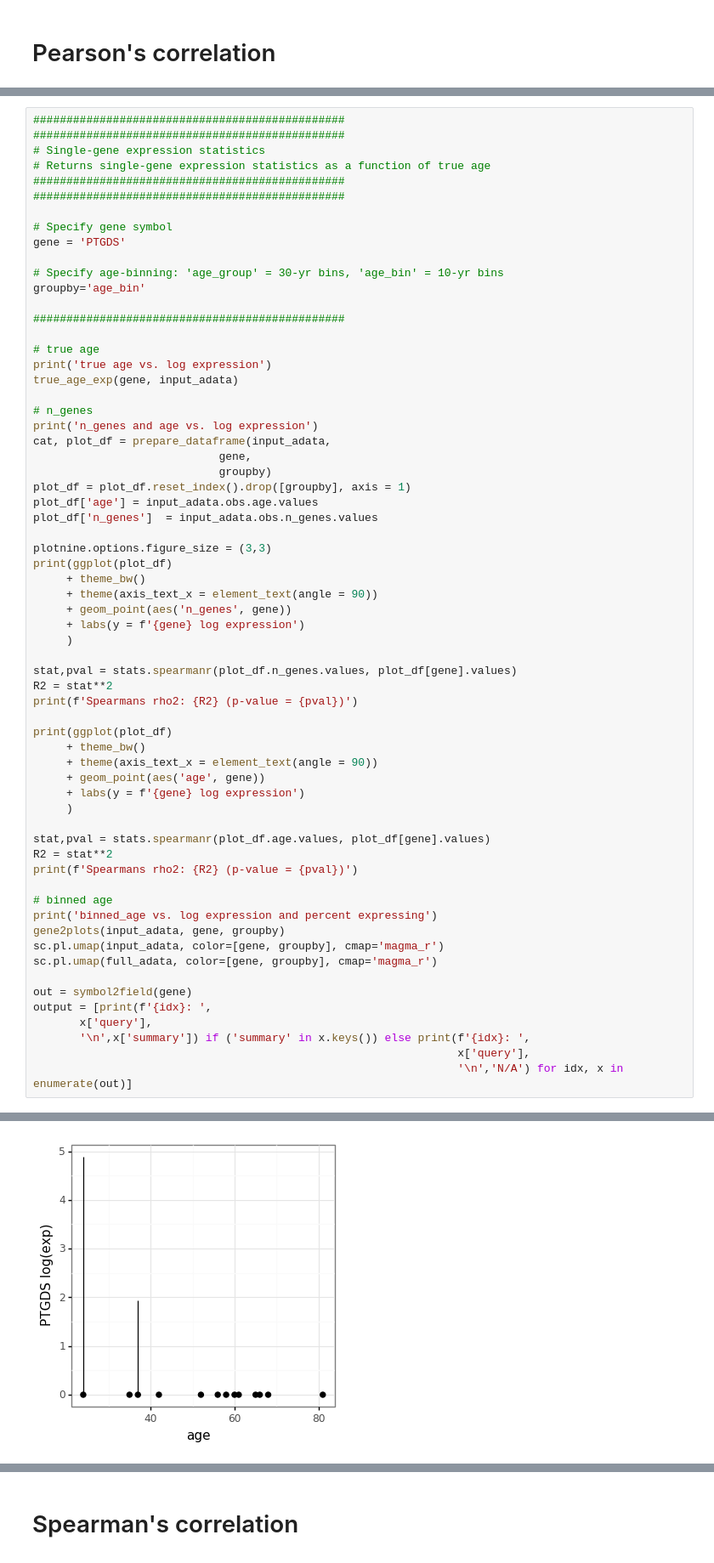
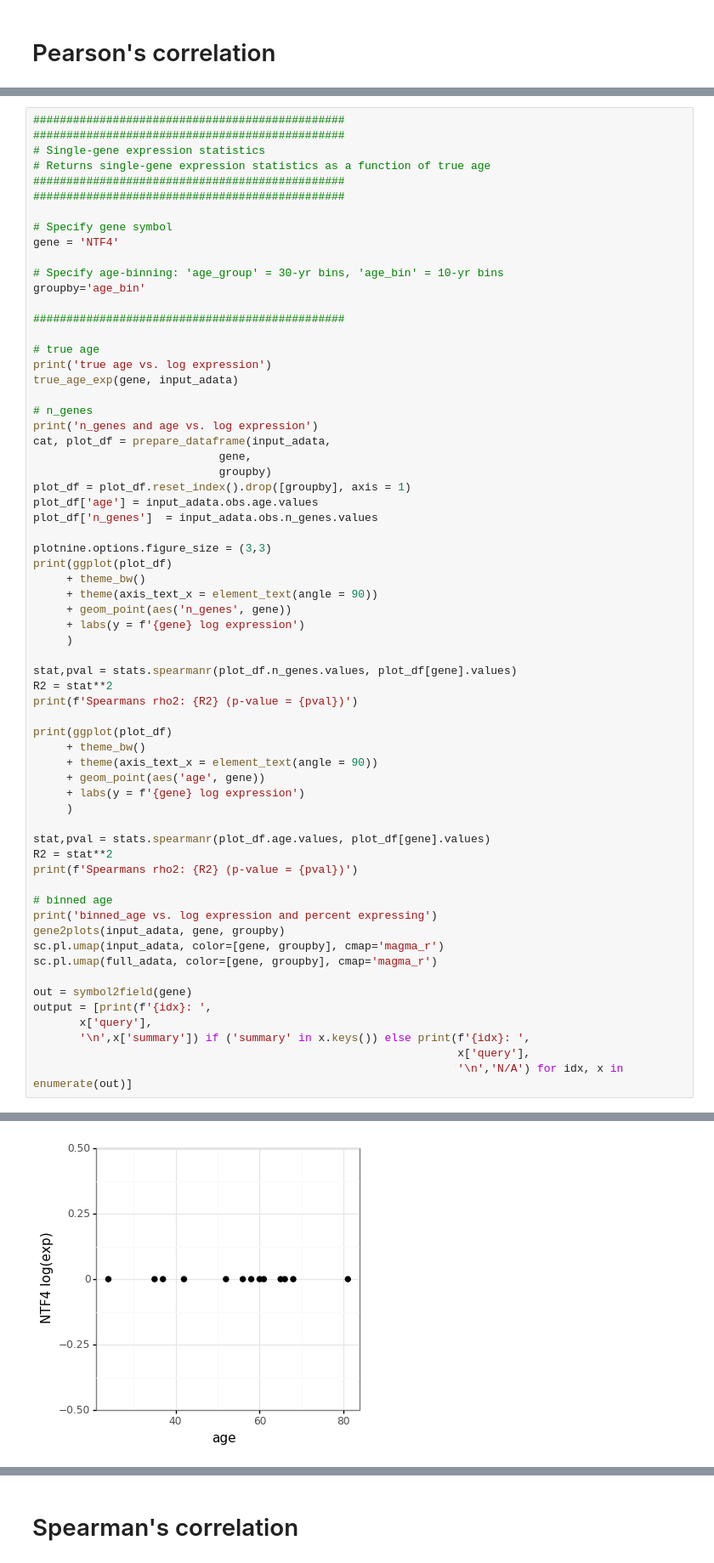
Before and after one commit to czbiohub/darmanis_group_DL_notebook, a Jupyter notebook: DL20190123_mel_aging_correlation_analysis-PUBLIC.ipynb, the cells around one changed output, grey strips where cells are left out. Shown: that part at 85% size. Drawn from its saved outputs; the diff is of its cells as text.

```diff
--- a/DL20190123_mel_aging_correlation_analysis-PUBLIC.ipynb
+++ b/DL20190123_mel_aging_correlation_analysis-PUBLIC.ipynb
@@ -175,7 +175,7 @@ The protein encoded by this gene anchors the type II regulatory subunit of prote
 ###############################################
 
 # Specify gene symbol
-gene = 'PTGDS'
+gene = 'NTF4'
 
 # Specify age-binning: 'age_group' = 30-yr bins, 'age_bin' = 10-yr bins
 groupby='age_bin'
@@ -205,31 +205,31 @@ print(ggplot(plot_df)
 
 stat,pval = stats.spearmanr(plot_df.n_genes.values, plot_df[gene].values)
 R2 = stat**2
 print(f'Spearmans rho2: {R2} (p-value = {pval})')
 
 print(ggplot(plot_df)
      + theme_bw()
      + theme(axis_text_x = element_text(angle = 90))
      + geom_point(aes('age', gene))
      + labs(y = f'{gene} log expression')
      )
 
 stat,pval = stats.spearmanr(plot_df.age.values, plot_df[gene].values)
 R2 = stat**2
 print(f'Spearmans rho2: {R2} (p-value = {pval})')
 
 # binned age
 print('binned_age vs. log expression and percent expressing')
 gene2plots(input_adata, gene, groupby)
 sc.pl.umap(input_adata, color=[gene, groupby], cmap='magma_r')
 sc.pl.umap(full_adata, color=[gene, groupby], cmap='magma_r')
 
 out = symbol2field(gene)
 output = [print(f'{idx}: ',
        x['query'],
        '\n',x['summary']) if ('summary' in x.keys()) else print(f'{idx}: ',
                                                                 x['query'],
                                                                 '\n','N/A') for idx, x in enumerate(out)]
 # %% [output]
 true age vs. log expression
-[figure, old version]
+[figure, new version]
```
Also changed, not shown: parts of 3 cells of this notebook, 3 other files.
